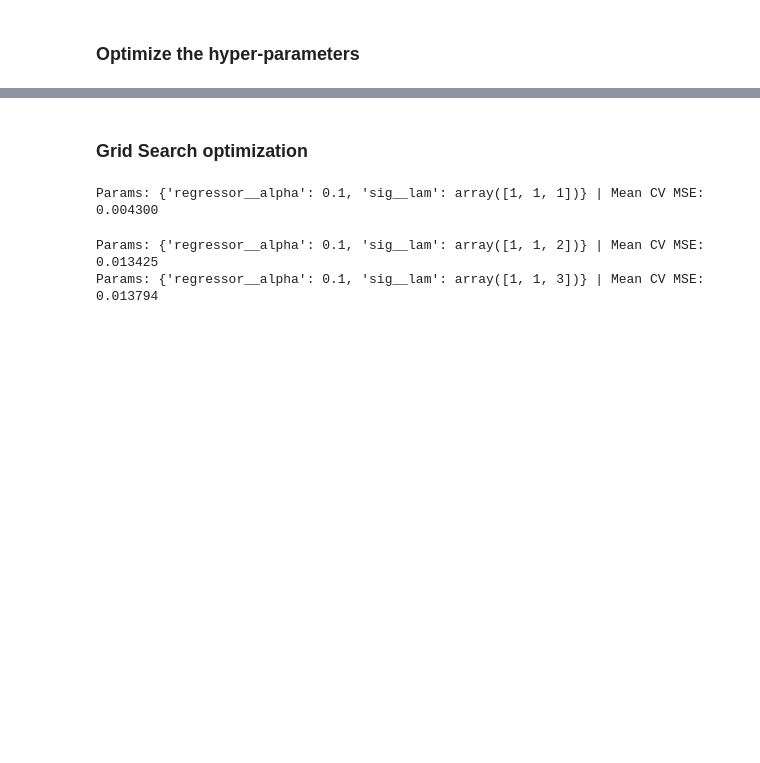
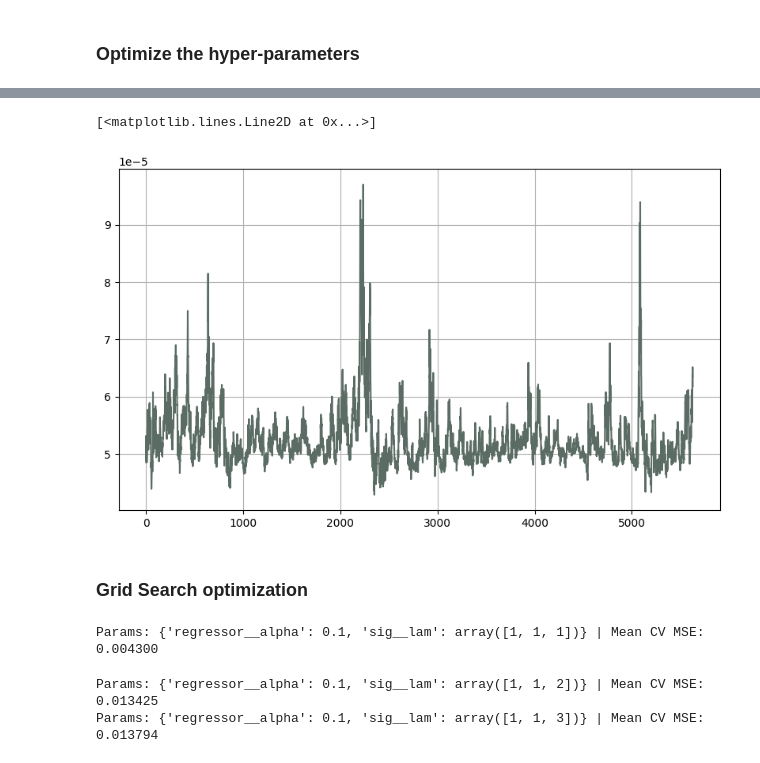
Before and after one commit to MrG1raffe/signature, a Jupyter notebook: notebooks/SPX-VIX_EFM-Signature.ipynb, the cells around one changed output, grey strips where cells are left out. Saved outputs shown, nothing was run; the diff lists cells and outputs as text; code cells hidden in the pictures; blank space fills up the shorter version.

```diff
--- a/notebooks/SPX-VIX_EFM-Signature.ipynb
+++ b/notebooks/SPX-VIX_EFM-Signature.ipynb
@@ -223,3 +228,8 @@ Test Metrics: RMSE = 0.0305, R2 = 0.8912
+# %%
+plt.plot((pipe["sig"].transform(X) @ vol_coef.proj(2).array)**2)
+# %% [output]
+[<matplotlib.lines.Line2D at 0x...>]
+[figure, added]
 # %% [markdown]
 ### Grid Search optimization
 # %%
```
Also changed, not shown: parts of 45 cells of this notebook.
